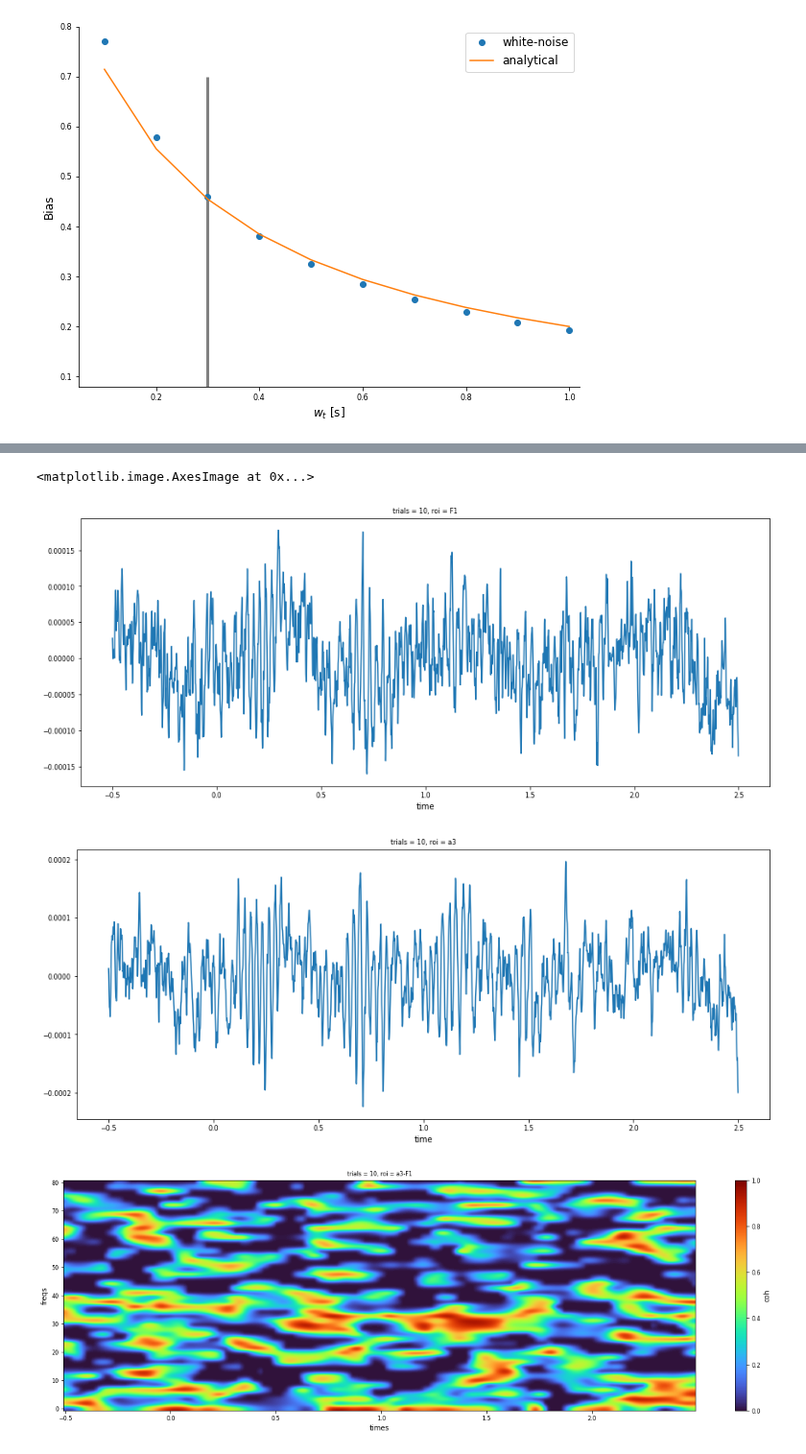
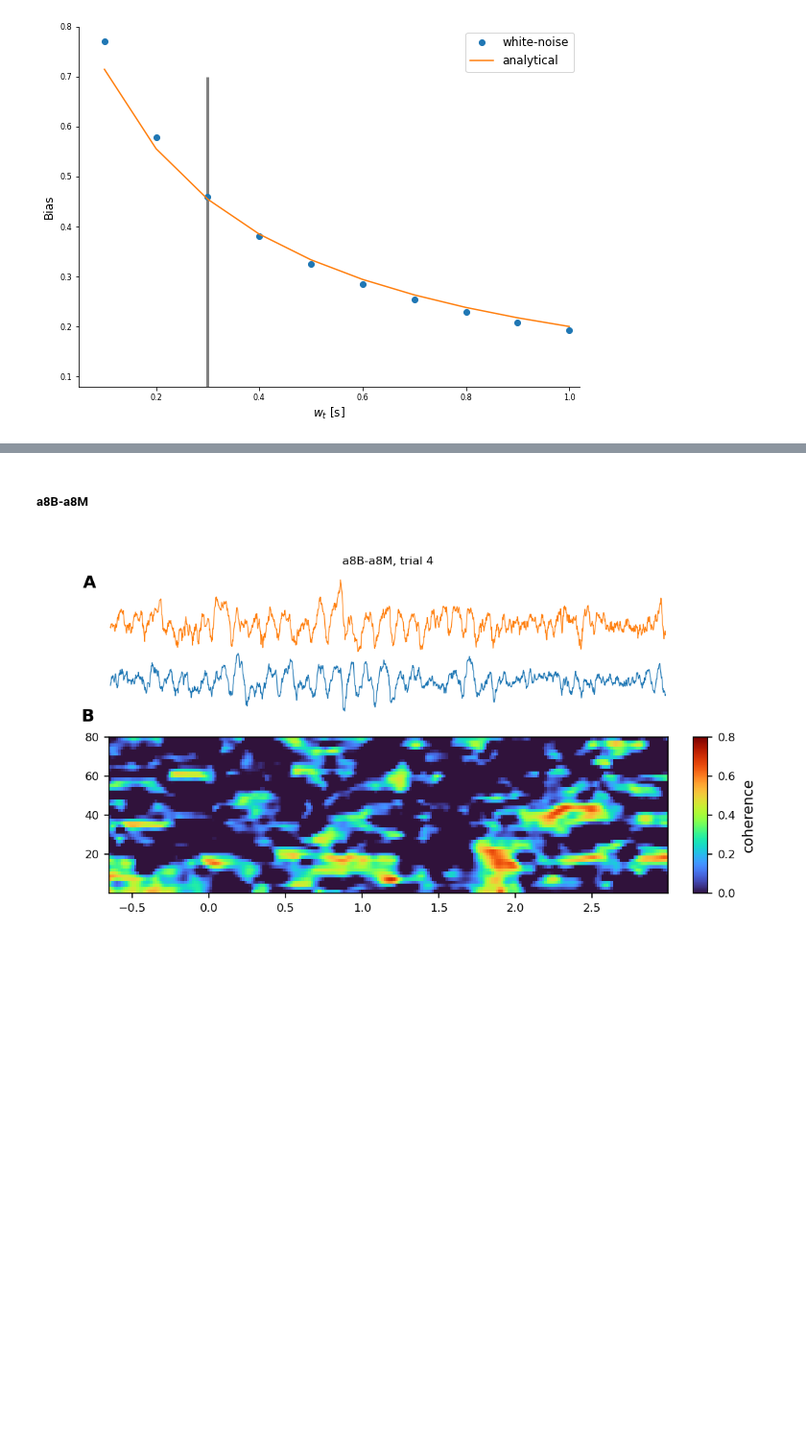
Before and after one commit to ViniciusLima94/GrayData-Analysis, a Jupyter notebook: notebooks/3.0.7. Test on the channels suggested by Charles.ipynb, the cells around one changed output, grey strips where cells are left out. Shown at 96% size. Drawn from its saved outputs; the diff is of its cells as text; code cells hidden in the pictures; blank space fills up the shorter version.

```diff
--- a/notebooks/3.0.7. Test on the channels suggested by Charles.ipynb
+++ b/notebooks/3.0.7. Test on the channels suggested by Charles.ipynb
@@ -458,12 +446,6 @@ bg = plot.Background(visible=True)
-# %%
-plt.figure(figsize=(15,6))
-ses.data.isel(roi=36).sel(trials=10,time=slice(-0.5,2.5)).plot(x="time")
-plt.figure(figsize=(15,6))
-ses.data.isel(roi=41).sel(trials=10,time=slice(-0.5,2.5)).plot(x="time")
-plt.figure(figsize=(20,6))
-coh_sig.isel(roi=4).sel(trials=10,times=slice(-0.5,2.5)).plot.imshow(x="times", y="freqs", cmap="turbo", vmin=0, vmax=1, interpolation="gaussian")
-# %% [output]
-<matplotlib.image.AxesImage at 0x...>
-[figure, removed]
-[figure, removed]
-[figure, removed]
+# %% [markdown]
+##### a8B-a8M
+# %%
+plot_single_trial_coh(0, 1)
+# %% [output]
+[figure, added]
```
Also changed, not shown: parts of 20 cells of this notebook, 1 other file.
